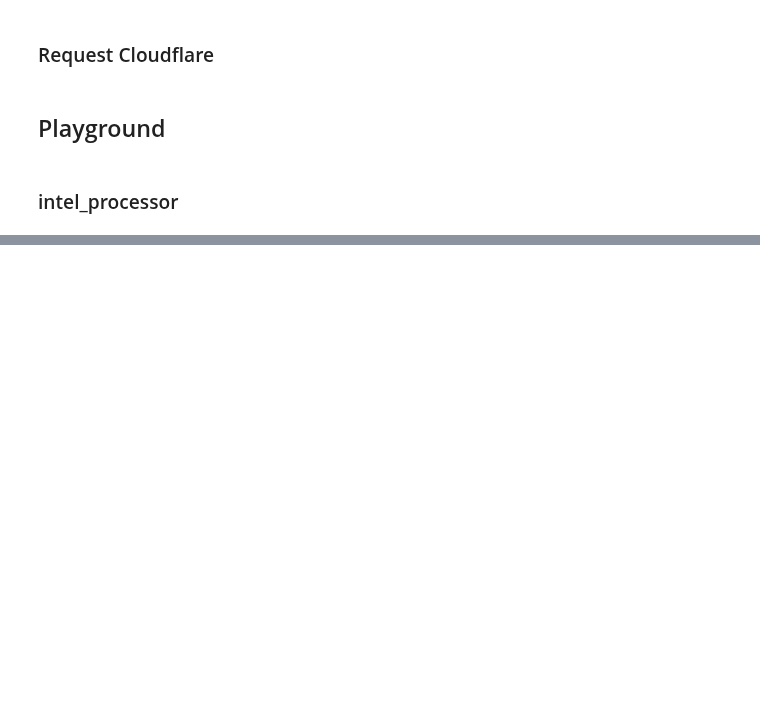
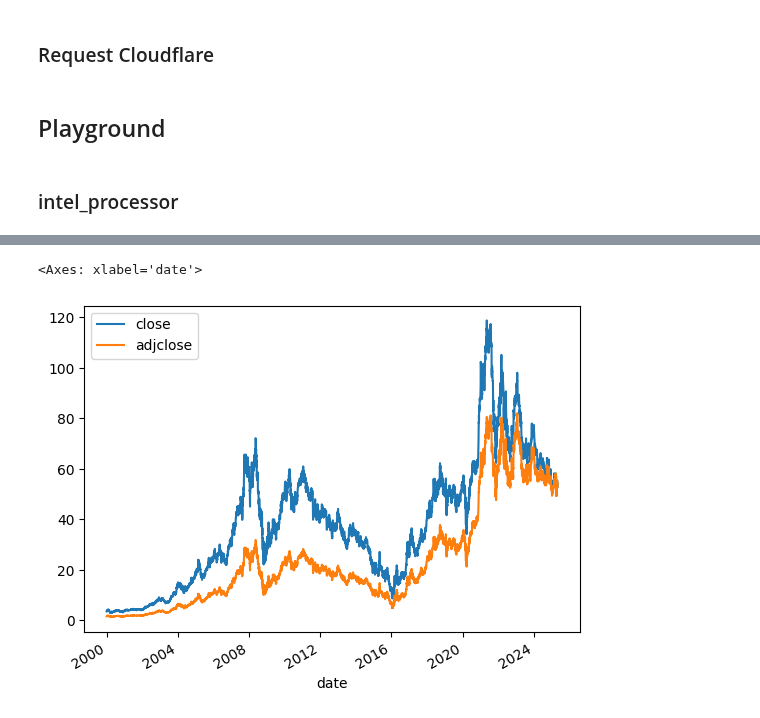
Before and after one commit to faustostangler/FLY_OLD, a Jupyter notebook: playground.ipynb, the cells around one changed output, grey strips where cells are left out. Cells and saved outputs as stored; diff of their text form; code cells hidden in the pictures; blank space fills up the shorter version.

```diff
--- a/playground.ipynb
+++ b/playground.ipynb
@@ -533,0 +669,59 @@ Empresa: 515. TELEMAR NORTE LESTE SA - 4609 linhas
+# %%
+start_date = datetime.datetime(1960, 1, 1)
+start_timestamp = calendar.timegm(start_date.timetuple())
+end_date = datetime.datetime.today()
+end_timestamp = calendar.timegm(end_date.timetuple())
+
+ticker = 'VALE3.SA'
+endpoint = f'https://query1.finance.yahoo.com/v8/finance/chart/{ticker}'
+params = {
+    'period1': start_timestamp,
+    'period2': end_timestamp, # 2025-12-31
+    'interval': '1d',
+    'events': 'div,split'
+}
+headers = {
+    'User-Agent': 'Mozilla/5.0'
+}
+r = requests.get(endpoint, params=params, headers=headers)
+j = r.json()
+
+# Pegando o resultado
+result = j['chart']['result'][0]
+
+# Timestamps (em segundos desde 1970)
+timestamps = result['timestamp']
+
+# Dados de OHLCV (Open, High, Low, Close, Volume)
+quotes = result['indicators']['quote'][0]
+
+# Criando o DataFrame
+df = pd.DataFrame(quotes)
+
+# Se houver preços ajustados (adjclose)
+adjclose_data = result['indicators'].get('adjclose', [{}])[0]
+
+# Parse dividendos
+dividends = result.get('events', {}).get('dividends', {})
+if dividends:
+    div_df = pd.DataFrame.from_dict(dividends, orient='index')
+    div_df['date'] = pd.to_datetime(div_df['date'], unit='s')
+    div_df.set_index('date', inplace=True)
+    df['dividends'] = div_df['amount']
+
+# Parse splits
+splits = result.get('events', {}).get('splits', {})
+if splits:
+    split_df = pd.DataFrame.from_dict(splits, orient='index')
+    split_df['date'] = pd.to_datetime(split_df['date'], unit='s')
+    split_df.set_index('date', inplace=True)
+    df['splits'] = split_df['splitRatio']
+
+df['adjclose'] = adjclose_data.get('adjclose', [None] * len(df))
+df['date'] = pd.to_datetime(timestamps, unit='s')
+df.set_index('date', inplace=True)
+
+df[['close', 'adjclose']].plot()
+# %% [output]
+<Axes: xlabel='date'>
+[figure, added]
```
Also changed, not shown: parts of 20 cells of this notebook, 8 other files.
